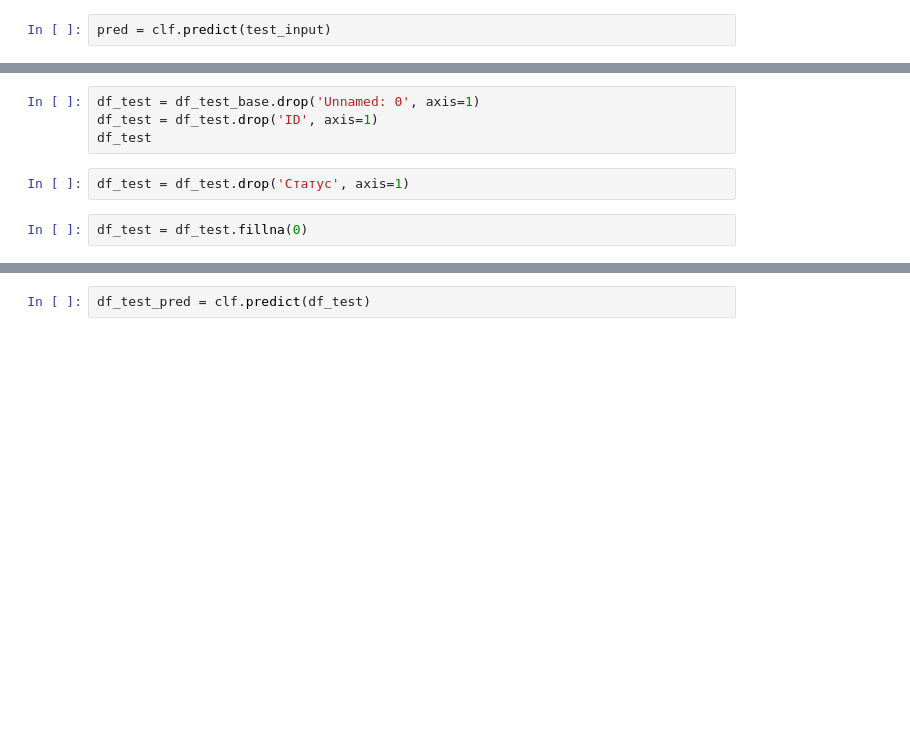
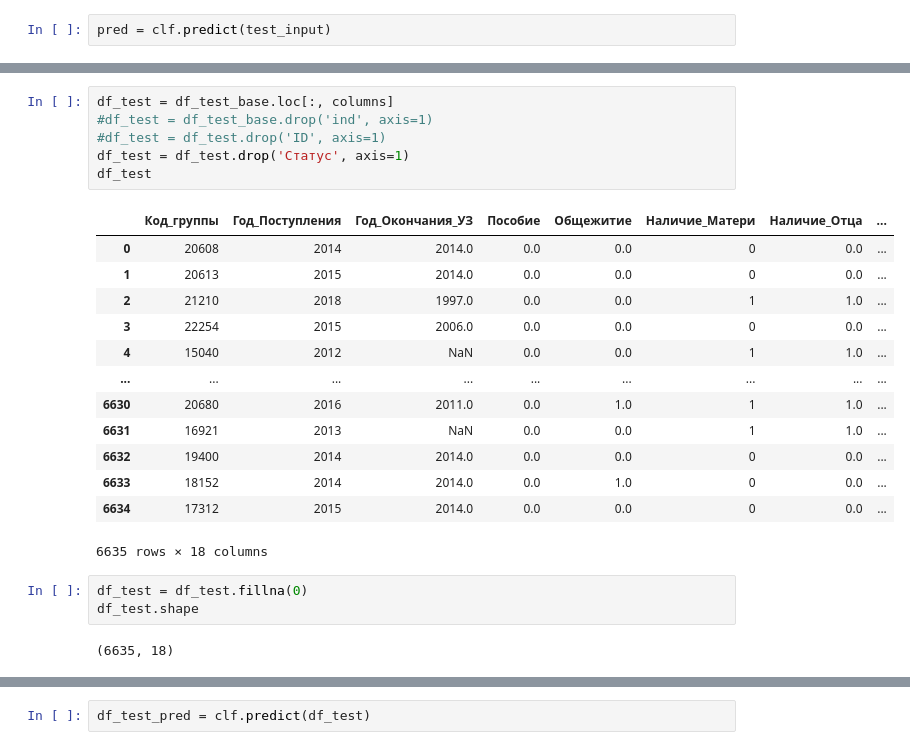
Before and after one commit to RomanZorkin/digital_match_altay, a Jupyter notebook: notebooks/neiro.ipynb, the cells around one changed output, grey strips where cells are left out. Cells and saved outputs as stored; diff of their text form; blank space fills up the shorter version.

```diff
--- a/notebooks/neiro.ipynb
+++ b/notebooks/neiro.ipynb
@@ -117,8 +160,25 @@ df_test_base.columns
 # %%
-df_test = df_test_base.drop('Unnamed: 0', axis=1)
-df_test = df_test.drop('ID', axis=1)
+df_test = df_test_base.loc[:, columns]
+#df_test = df_test_base.drop('ind', axis=1)
+#df_test = df_test.drop('ID', axis=1)
+df_test = df_test.drop('Статус', axis=1)
 df_test
+# %% [output]
+|  | Код_группы | Год_Поступления | Год_Окончания_УЗ | Пособие | Общежитие | Наличие_Матери | Наличие_Отца | ... |
+| 0 | 20608 | 2014 | 2014.0 | 0.0 | 0.0 | 0 | 0.0 | ... |
+| 1 | 20613 | 2015 | 2014.0 | 0.0 | 0.0 | 0 | 0.0 | ... |
+| 2 | 21210 | 2018 | 1997.0 | 0.0 | 0.0 | 1 | 1.0 | ... |
+| 3 | 22254 | 2015 | 2006.0 | 0.0 | 0.0 | 0 | 0.0 | ... |
+| 4 | 15040 | 2012 | NaN | 0.0 | 0.0 | 1 | 1.0 | ... |
+| ... | ... | ... | ... | ... | ... | ... | ... | ... |
+| 6630 | 20680 | 2016 | 2011.0 | 0.0 | 1.0 | 1 | 1.0 | ... |
+| 6631 | 16921 | 2013 | NaN | 0.0 | 0.0 | 1 | 1.0 | ... |
+| 6632 | 19400 | 2014 | 2014.0 | 0.0 | 0.0 | 0 | 0.0 | ... |
+| 6633 | 18152 | 2014 | 2014.0 | 0.0 | 1.0 | 0 | 0.0 | ... |
+| 6634 | 17312 | 2015 | 2014.0 | 0.0 | 0.0 | 0 | 0.0 | ... |
+6635 rows × 18 columns
-# %%
-df_test = df_test.drop('Статус', axis=1)
 # %%
 df_test = df_test.fillna(0)
+df_test.shape
+# %% [output]
+(6635, 18)
```
Also changed, not shown: parts of 29 cells of this notebook, 2 other files.
